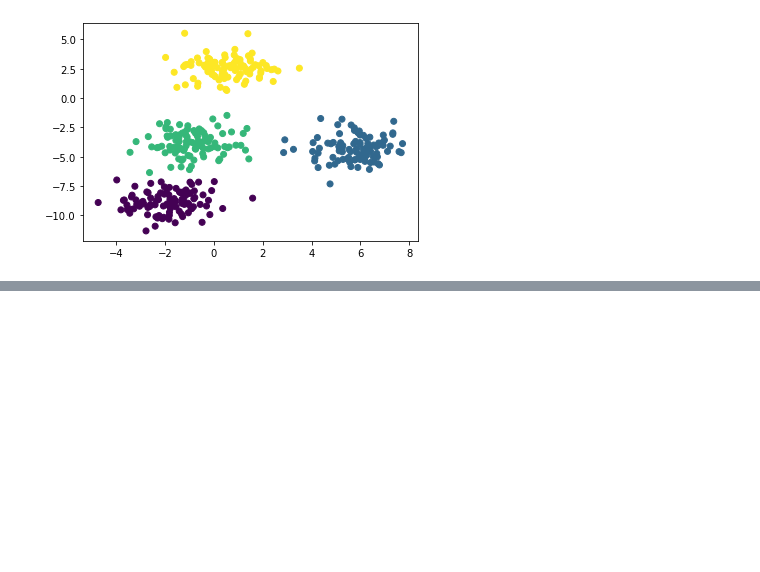
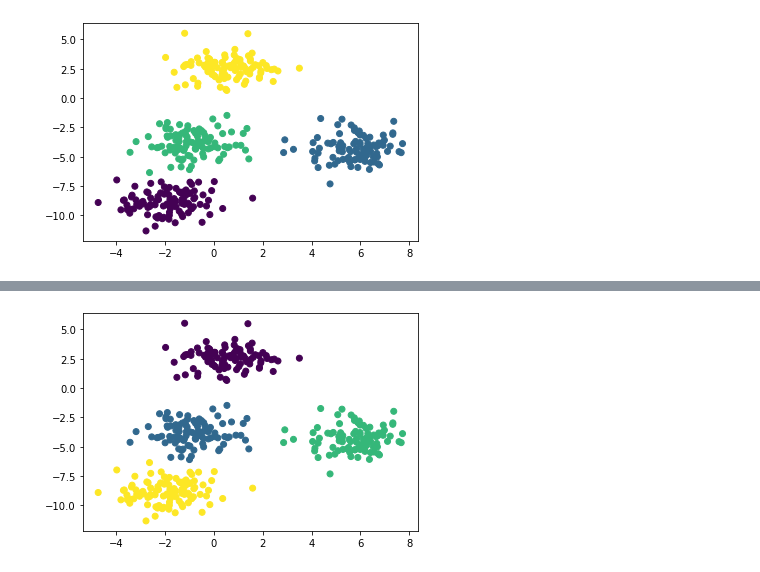
Before and after one commit to Prachi2002Aggarwal/Data-Science-Live-Master-Course-With-Python, a Jupyter notebook: Mam Practice/K Means.ipynb, the cells around one changed output, grey strips where cells are left out. Saved outputs shown, nothing was run; the diff lists cells and outputs as text; code cells hidden in the pictures; blank space fills up the shorter version.

```diff
--- a/Mam Practice/K Means.ipynb
+++ b/Mam Practice/K Means.ipynb
@@ -191,0 +216,2 @@ plt.show()
+# %%
+kmeans = KMeans(init = 'k-means++', n_clusters = 4)
@@ -191,0 +222,7 @@ plt.show()
+# %%
+ypred = kmeans.predict(X)
+# %%
+plt.scatter(X[:,0] , X[:,1] , c = ypred)
+plt.show()
+# %% [output]
+[figure, added]
```
Also changed, not shown: parts of 5 cells of this notebook, 1 other file.
